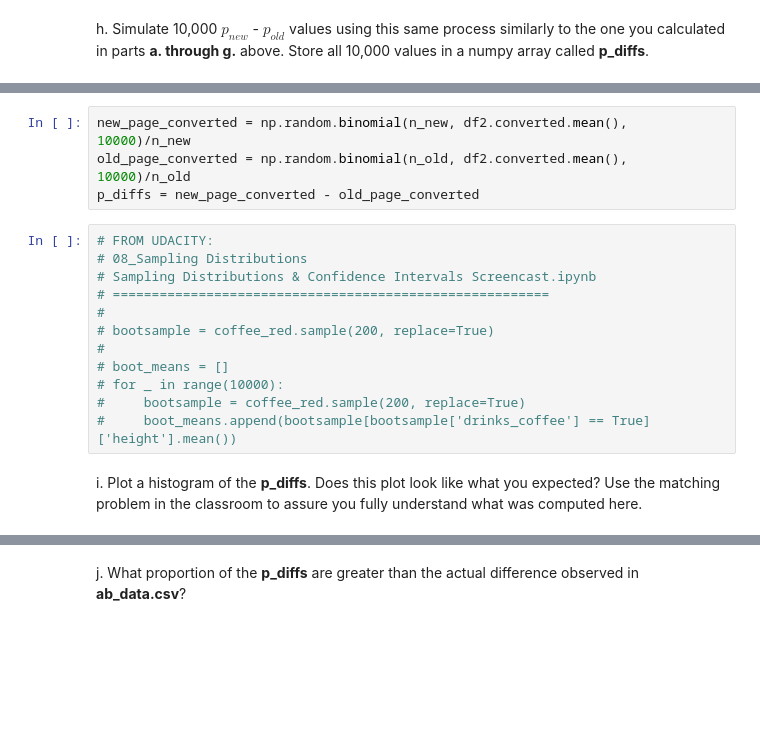
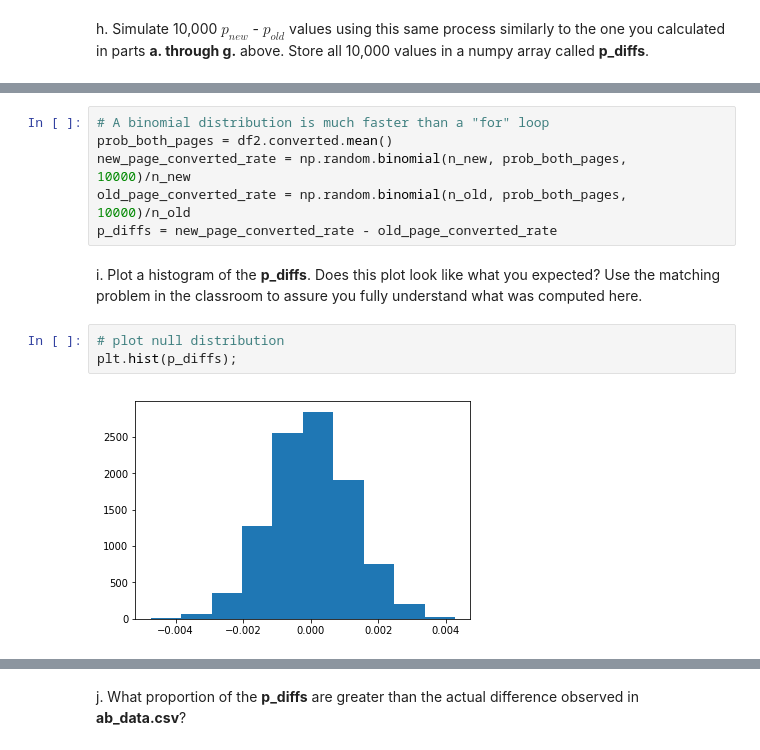
Before and after one commit to ldemastersmith/demo-Analyze-AB-Test-Results, a Jupyter notebook: Analyze_ab_test_results_notebook.ipynb, the cells around one changed output, grey strips where cells are left out. Drawn from its saved outputs; the diff is of its cells as text; blank space fills up the shorter version.

```diff
--- a/Analyze_ab_test_results_notebook.ipynb
+++ b/Analyze_ab_test_results_notebook.ipynb
@@ -381,18 +382,13 @@ h. Simulate 10,000 $p_{new}$ - $p_{old}$ values using this same process similarl
 # %%
-new_page_converted = np.random.binomial(n_new, df2.converted.mean(),  10000)/n_new
-old_page_converted = np.random.binomial(n_old, df2.converted.mean(),  10000)/n_old
-p_diffs = new_page_converted - old_page_converted
+# A binomial distribution is much faster than a "for" loop
+prob_both_pages = df2.converted.mean()
+new_page_converted_rate = np.random.binomial(n_new, prob_both_pages, 10000)/n_new
+old_page_converted_rate = np.random.binomial(n_old, prob_both_pages, 10000)/n_old
+p_diffs = new_page_converted_rate - old_page_converted_rate
-# %%
-# FROM UDACITY:
-# 08_Sampling Distributions
-# Sampling Distributions & Confidence Intervals Screencast.ipynb
-# ========================================================
-#
-# bootsample = coffee_red.sample(200, replace=True)
-#
-# boot_means = []
-# for _ in range(10000):
-#     bootsample = coffee_red.sample(200, replace=True)
-#     boot_means.append(bootsample[bootsample['drinks_coffee'] == True]['height'].mean())
 # %% [markdown]
 i. Plot a histogram of the **p_diffs**.  Does this plot look like what you expected?  Use the matching problem in the classroom to assure you fully understand what was computed here.
+# %%
+# plot null distribution
+plt.hist(p_diffs);
+# %% [output]
+[figure, added]
```
Also changed, not shown: parts of 17 cells of this notebook.
